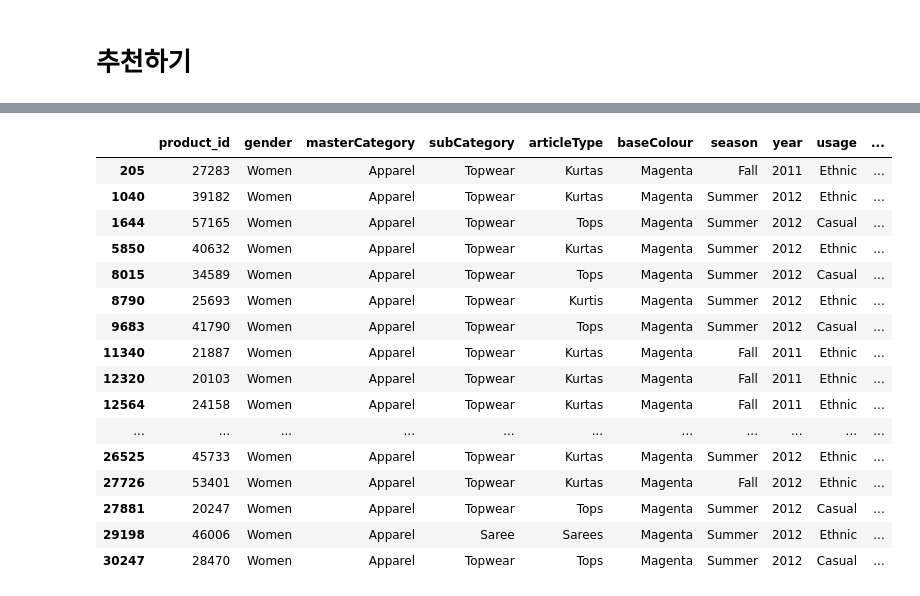
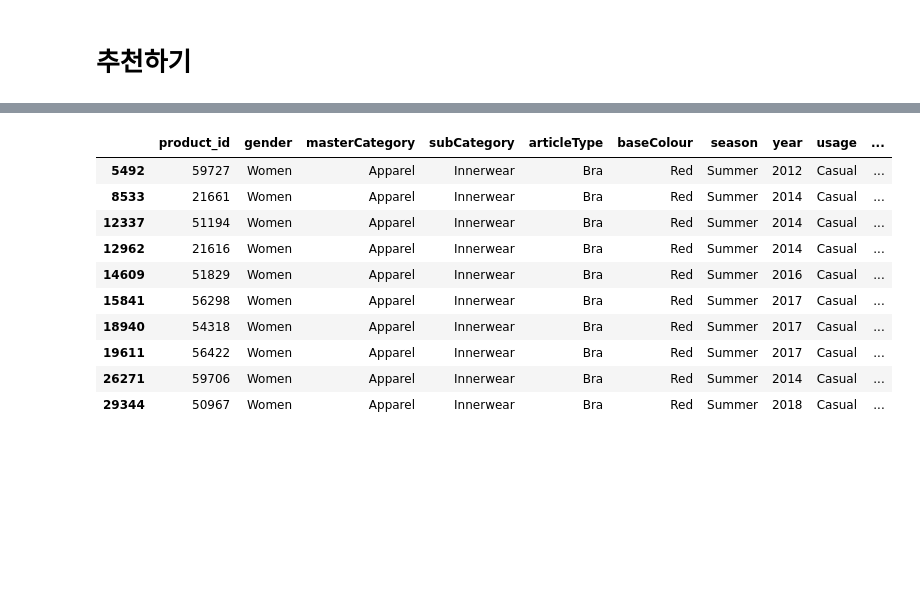
Before and after one commit to hyuna0926/cp2_phase2, a Jupyter notebook: tunning/CB_divide.ipynb, the cells around one changed output, grey strips where cells are left out. Cells and saved outputs as stored; diff of their text form; code cells hidden in the pictures; blank space fills up the shorter version.

```diff
--- a/tunning/CB_divide.ipynb
+++ b/tunning/CB_divide.ipynb
@@ -218 +328,15 @@ cosine_women.head()
+# %%
+sim_cosine(303)
+# %% [output]
+|  | product_id | gender | masterCategory | subCategory | articleType | baseColour | season | year | usage | ... |
+| 5492 | 59727 | Women | Apparel | Innerwear | Bra | Red | Summer | 2012 | Casual | ... |
+| 8533 | 21661 | Women | Apparel | Innerwear | Bra | Red | Summer | 2014 | Casual | ... |
+| 12337 | 51194 | Women | Apparel | Innerwear | Bra | Red | Summer | 2014 | Casual | ... |
+| 12962 | 21616 | Women | Apparel | Innerwear | Bra | Red | Summer | 2014 | Casual | ... |
+| 14609 | 51829 | Women | Apparel | Innerwear | Bra | Red | Summer | 2016 | Casual | ... |
+| 15841 | 56298 | Women | Apparel | Innerwear | Bra | Red | Summer | 2017 | Casual | ... |
+| 18940 | 54318 | Women | Apparel | Innerwear | Bra | Red | Summer | 2017 | Casual | ... |
+| 19611 | 56422 | Women | Apparel | Innerwear | Bra | Red | Summer | 2017 | Casual | ... |
+| 26271 | 59706 | Women | Apparel | Innerwear | Bra | Red | Summer | 2014 | Casual | ... |
+| 29344 | 50967 | Women | Apparel | Innerwear | Bra | Red | Summer | 2018 | Casual | ... |
 # %%
@@ -229,20 +352,0 @@ def sim_cosine(p_idx, k=25):
-# %%
-sim_cosine(3125)
-# %% [output]
-|  | product_id | gender | masterCategory | subCategory | articleType | baseColour | season | year | usage | ... |
-| 205 | 27283 | Women | Apparel | Topwear | Kurtas | Magenta | Fall | 2011 | Ethnic | ... |
-| 1040 | 39182 | Women | Apparel | Topwear | Kurtas | Magenta | Summer | 2012 | Ethnic | ... |
-| 1644 | 57165 | Women | Apparel | Topwear | Tops | Magenta | Summer | 2012 | Casual | ... |
-| 5850 | 40632 | Women | Apparel | Topwear | Kurtas | Magenta | Summer | 2012 | Ethnic | ... |
-| 8015 | 34589 | Women | Apparel | Topwear | Tops | Magenta | Summer | 2012 | Casual | ... |
-| 8790 | 25693 | Women | Apparel | Topwear | Kurtis | Magenta | Summer | 2012 | Ethnic | ... |
-| 9683 | 41790 | Women | Apparel | Topwear | Tops | Magenta | Summer | 2012 | Casual | ... |
-| 11340 | 21887 | Women | Apparel | Topwear | Kurtas | Magenta | Fall | 2011 | Ethnic | ... |
-| 12320 | 20103 | Women | Apparel | Topwear | Kurtas | Magenta | Fall | 2011 | Ethnic | ... |
-| 12564 | 24158 | Women | Apparel | Topwear | Kurtas | Magenta | Fall | 2011 | Ethnic | ... |
-| ... | ... | ... | ... | ... | ... | ... | ... | ... | ... | ... |
-| 26525 | 45733 | Women | Apparel | Topwear | Kurtas | Magenta | Summer | 2012 | Ethnic | ... |
-| 27726 | 53401 | Women | Apparel | Topwear | Kurtas | Magenta | Fall | 2012 | Ethnic | ... |
-| 27881 | 20247 | Women | Apparel | Topwear | Tops | Magenta | Summer | 2012 | Casual | ... |
-| 29198 | 46006 | Women | Apparel | Saree | Sarees | Magenta | Summer | 2012 | Ethnic | ... |
-| 30247 | 28470 | Women | Apparel | Topwear | Tops | Magenta | Summer | 2012 | Casual | ... |
```
Also changed, not shown: parts of 11 cells of this notebook.
